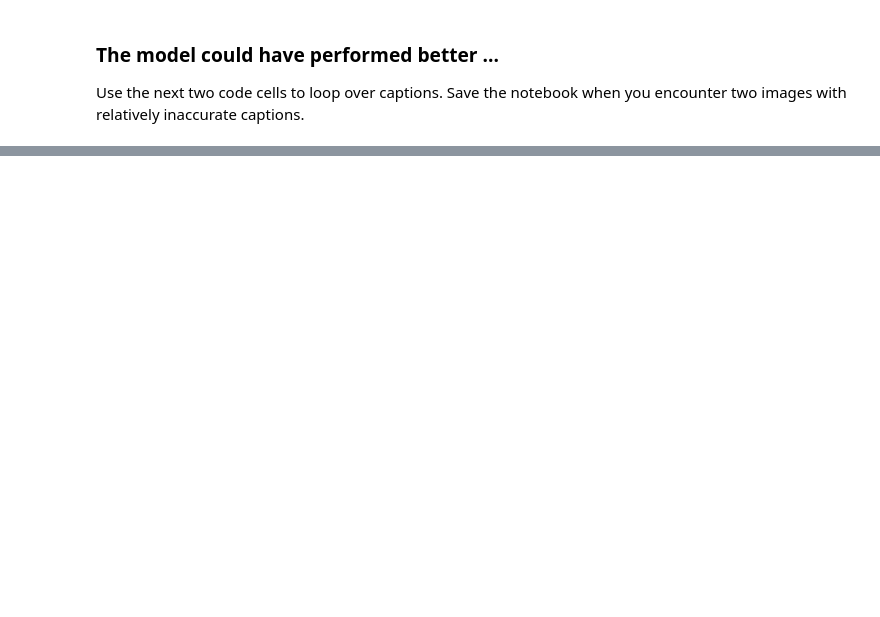
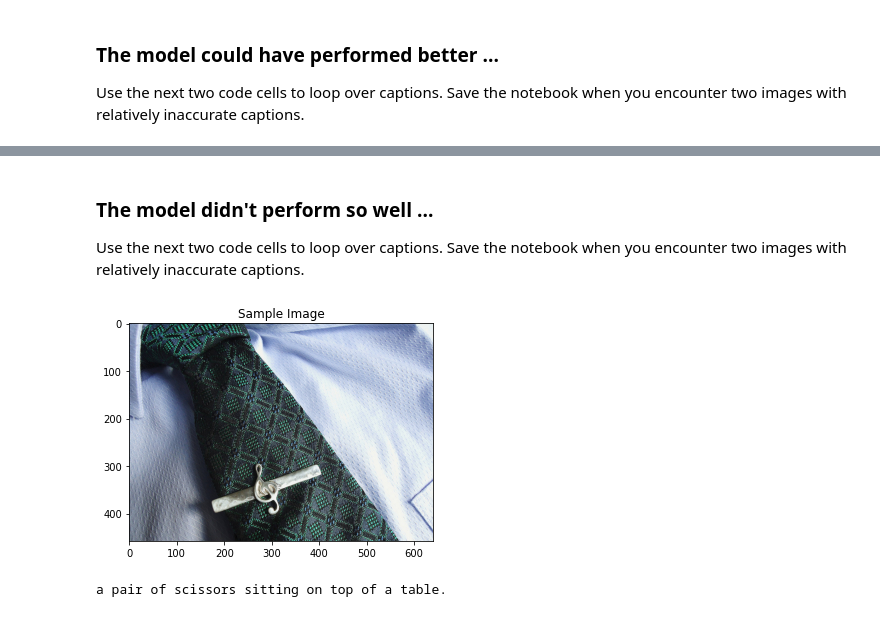
Before and after one commit to joao-d-oliveira/CV-Image_Captioning, a Jupyter notebook: 3_Inference.ipynb, the cells around one changed output, grey strips where cells are left out. Drawn from its saved outputs; the diff is of its cells as text; code cells hidden in the pictures; blank space fills up the shorter version.

```diff
--- a/3_Inference.ipynb
+++ b/3_Inference.ipynb
@@ -691,0 +739,9 @@ a young girl laying on a bed with a book.
+# %% [markdown]
+### The model didn't perform so well ...
+
+Use the next two code cells to loop over captions.  Save the notebook when you encounter two images with relatively inaccurate captions.
+# %%
+get_prediction()
+# %% [output]
+[figure, added]
+a pair of scissors sitting on top of a table.
```
Also changed, not shown: parts of 35 cells of this notebook.
